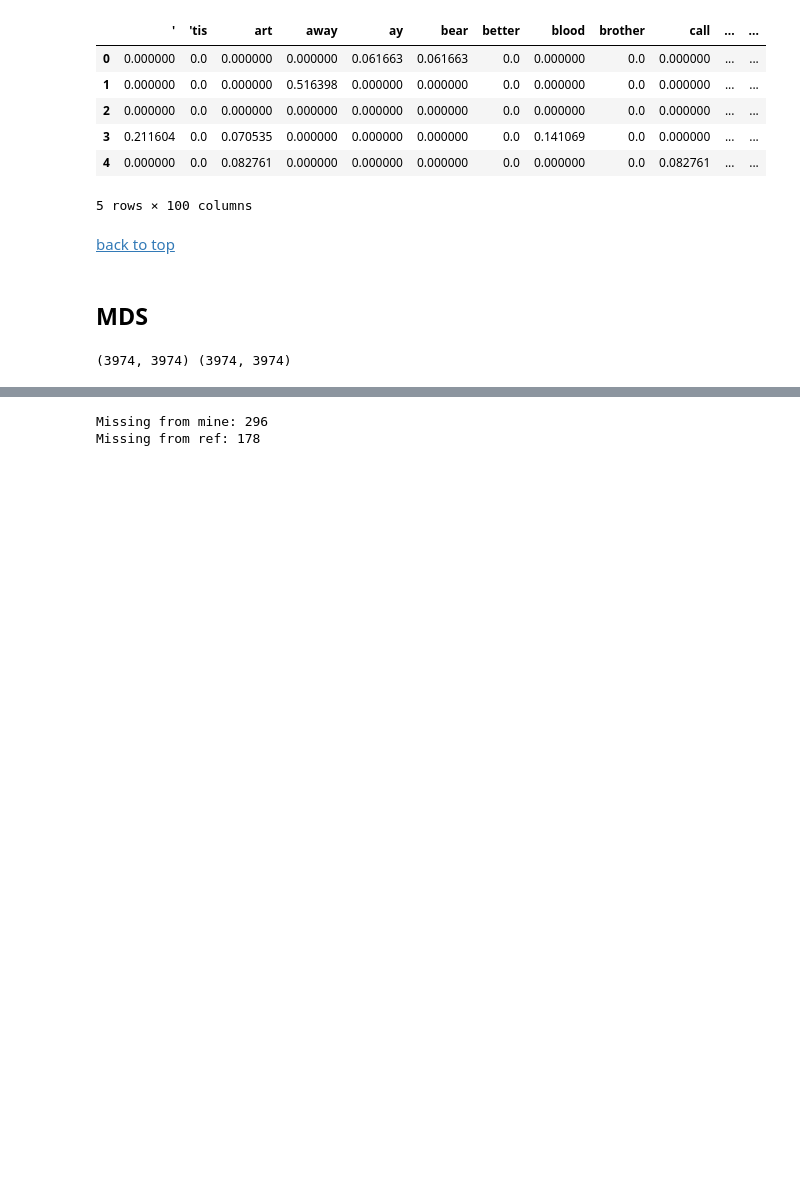
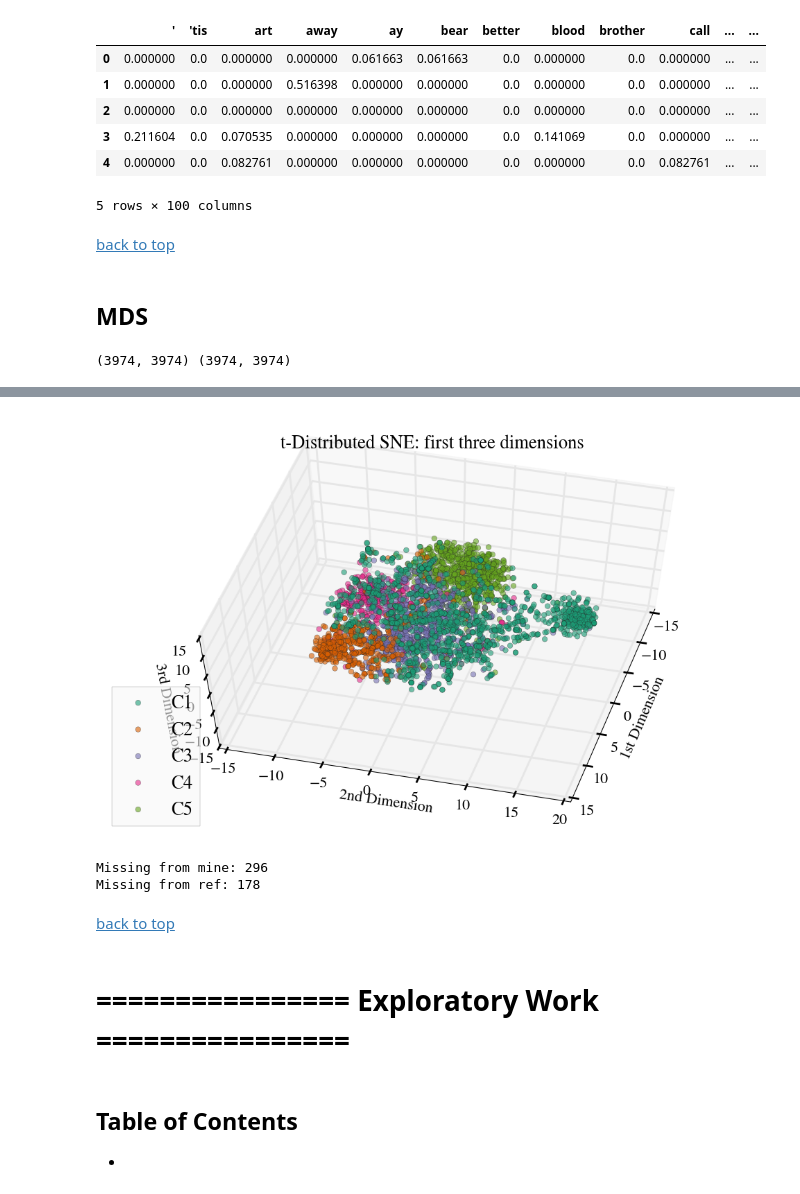
Before and after one commit to cindyliu/csci-e81-hw5, a Jupyter notebook: shakespeare.ipynb, the cells around one changed output, grey strips where cells are left out. Cells and saved outputs as stored; diff of their text form; code cells hidden in the pictures; blank space fills up the shorter version.

```diff
--- a/shakespeare.ipynb
+++ b/shakespeare.ipynb
@@ -233,3 +524,7 @@ print(Euclid_dist.shape, CS_dist.shape)
+# %%
+plot_3D(clusterGroups, 't-Distributed SNE: first three dimensions', 60, 15)
+# %% [output]
+[figure, added]
 # %%
 missing_from_mine = []
 missing_from_ref = []
@@ -247,3 +542,11 @@ print('Missing from ref:', len(missing_from_ref))
 # %% [output]
 Missing from mine: 296
 Missing from ref: 178
+# %% [markdown]
+<a id='exploratory'></a>
+[back to top](#top)
+# %% [markdown]
+# ================ Exploratory Work ================
+# %% [markdown]
+## Table of Contents
+- []()
```
Also changed, not shown: parts of 26 cells of this notebook.
